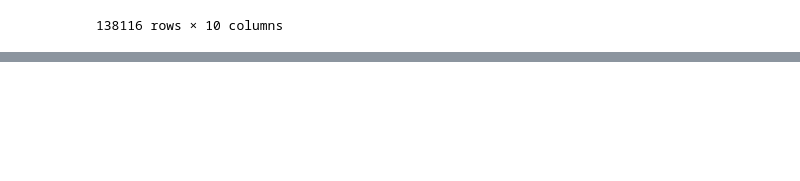
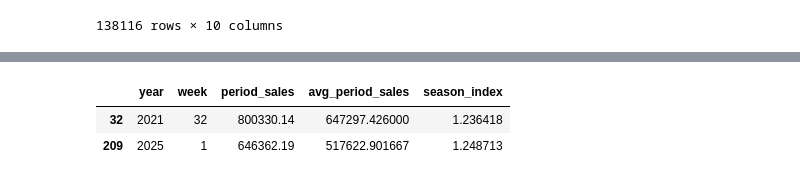
Before and after one commit to SalemAlattas02/Promotion-Profitability-Analysis, a Jupyter notebook: analysis.ipynb, the cells around one changed output, grey strips where cells are left out. Cells and saved outputs as stored; diff of their text form; code cells hidden in the pictures; blank space fills up the shorter version.

Commit message:
first draft of calculating peak season

```diff
--- a/analysis.ipynb
+++ b/analysis.ipynb
@@ -143,0 +177,19 @@ toUSD(df,moneyCols)[['net_sales','currency','net_sales_USD']]
+# %%
+def seasonal_index(df):
+    """
+    calculation: Seasonal Index = Period sales ÷ Average period sales in that year
+    """
+    df["year"] = df['order_date'].dt.isocalendar().year
+    df["week"] = df["order_date"].dt.isocalendar().week
+    # Weekly sales by country and category
+    sales = (df.groupby(["year", "week"], as_index=False)
+            ["net_sales_USD"].sum())
+    sales.rename(columns={'net_sales_USD':'period_sales'},inplace=True)
+    sales['avg_period_sales'] = sales.groupby(["week"])["period_sales"].transform('mean')
+    sales['season_index'] = sales['period_sales'] / sales['avg_period_sales']
+    return sales.loc[sales['season_index'] > 1.2]
+seasonal_index(df)
+# %% [output]
+|  | year | week | period_sales | avg_period_sales | season_index |
+| 32 | 2021 | 32 | 800330.14 | 647297.426000 | 1.236418 |
+| 209 | 2025 | 1 | 646362.19 | 517622.901667 | 1.248713 |
```
Also changed, not shown: parts of 11 cells of this notebook.
